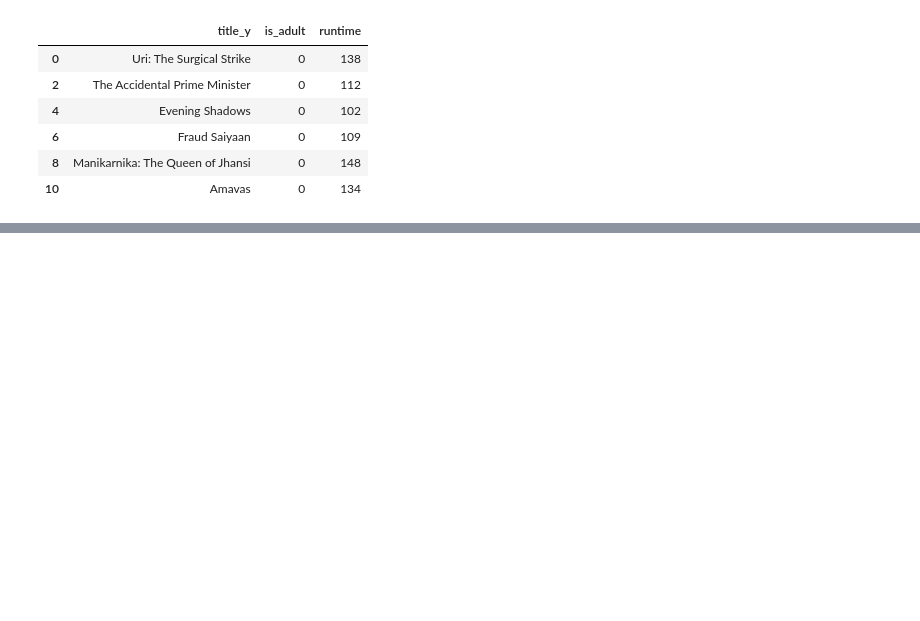
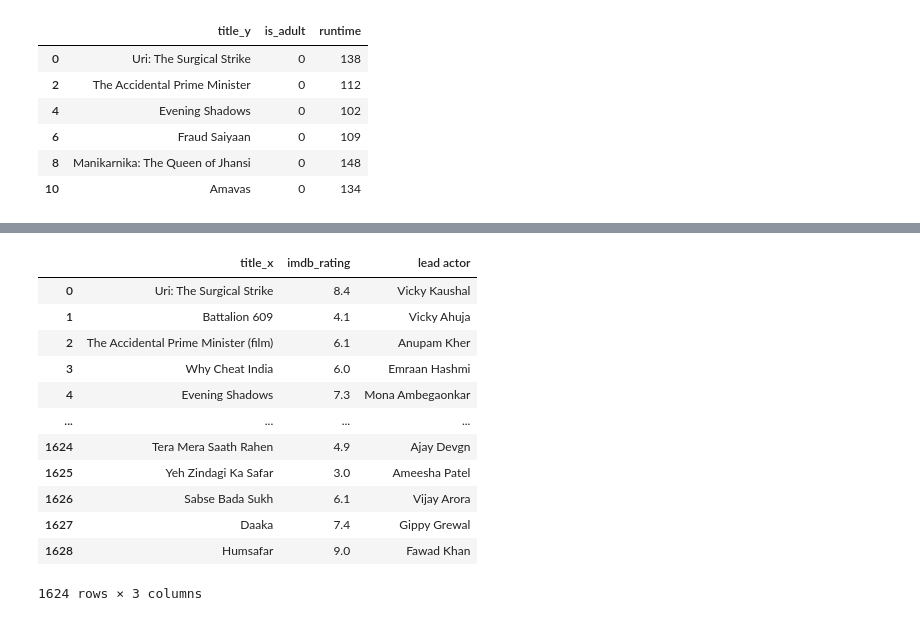
Before and after one commit to thekushak0003/My-DSMP-Journey, a Jupyter notebook: sessions files/session17.ipynb, the cells around one changed output, grey strips where cells are left out. Saved outputs shown, nothing was run; the diff lists cells and outputs as text; code cells hidden in the pictures; blank space fills up the shorter version.

```diff
--- a/sessions files/session17.ipynb
+++ b/sessions files/session17.ipynb
@@ -168,0 +298,3 @@ movies.loc[0:10:2,'title_y':'runtime':2] #.loc[rows,column]
+# %%
+movies.dropna(subset=['actors'], inplace=True)
+movies
@@ -168,0 +315,17 @@ movies.loc[0:10:2,'title_y':'runtime':2] #.loc[rows,column]
+# %%
+movies['lead actor'] = movies['actors'].str.split('|').apply(lambda x:x[0])
+movies.iloc[:,[0,10,-1]]
+# %% [output]
+|  | title_x | imdb_rating | lead actor |
+| 0 | Uri: The Surgical Strike | 8.4 | Vicky Kaushal |
+| 1 | Battalion 609 | 4.1 | Vicky Ahuja |
+| 2 | The Accidental Prime Minister (film) | 6.1 | Anupam Kher |
+| 3 | Why Cheat India | 6.0 | Emraan Hashmi |
+| 4 | Evening Shadows | 7.3 | Mona Ambegaonkar |
+| ... | ... | ... | ... |
+| 1624 | Tera Mera Saath Rahen | 4.9 | Ajay Devgn |
+| 1625 | Yeh Zindagi Ka Safar | 3.0 | Ameesha Patel |
+| 1626 | Sabse Bada Sukh | 6.1 | Vijay Arora |
+| 1627 | Daaka | 7.4 | Gippy Grewal |
+| 1628 | Humsafar | 9.0 | Fawad Khan |
+1624 rows × 3 columns
```
Also changed, not shown: parts of 10 cells of this notebook.
